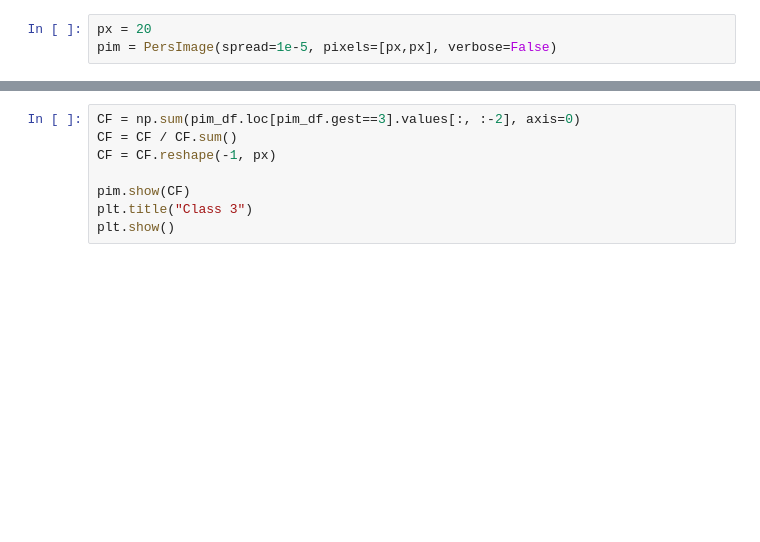
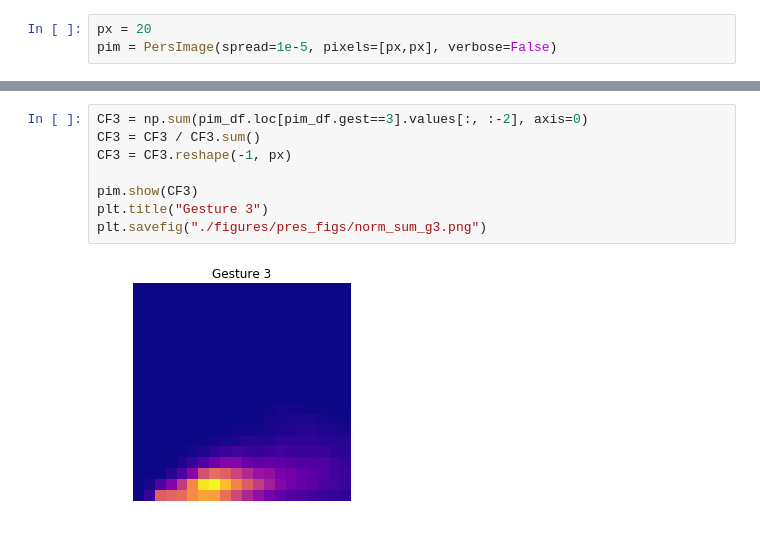
Before and after one commit to samvoisin/TDAforGesturePredictionsEMG, a Jupyter notebook: pim_df_EDA.ipynb, the cells around one changed output, grey strips where cells are left out. Drawn from its saved outputs; the diff is of its cells as text; blank space fills up the shorter version.

```diff
--- a/pim_df_EDA.ipynb
+++ b/pim_df_EDA.ipynb
@@ -79,9 +95,11 @@ plt.show()
 # %%
-CF = np.sum(pim_df.loc[pim_df.gest==3].values[:, :-2], axis=0)
-CF = CF / CF.sum()
-CF = CF.reshape(-1, px)
+CF3 = np.sum(pim_df.loc[pim_df.gest==3].values[:, :-2], axis=0)
+CF3 = CF3 / CF3.sum()
+CF3 = CF3.reshape(-1, px)
 
-pim.show(CF)
-plt.title("Class 3")
-plt.show()
+pim.show(CF3)
+plt.title("Gesture 3")
+plt.savefig("./figures/pres_figs/norm_sum_g3.png")
+# %% [output]
+[figure, added]
 # %%
```
Also changed, not shown: parts of 15 cells of this notebook, 2 other files.
